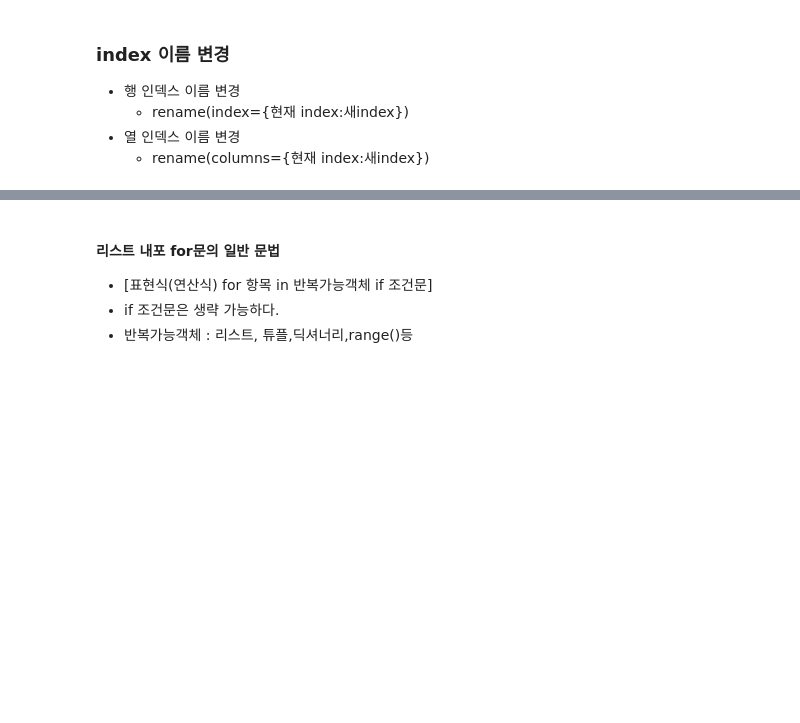
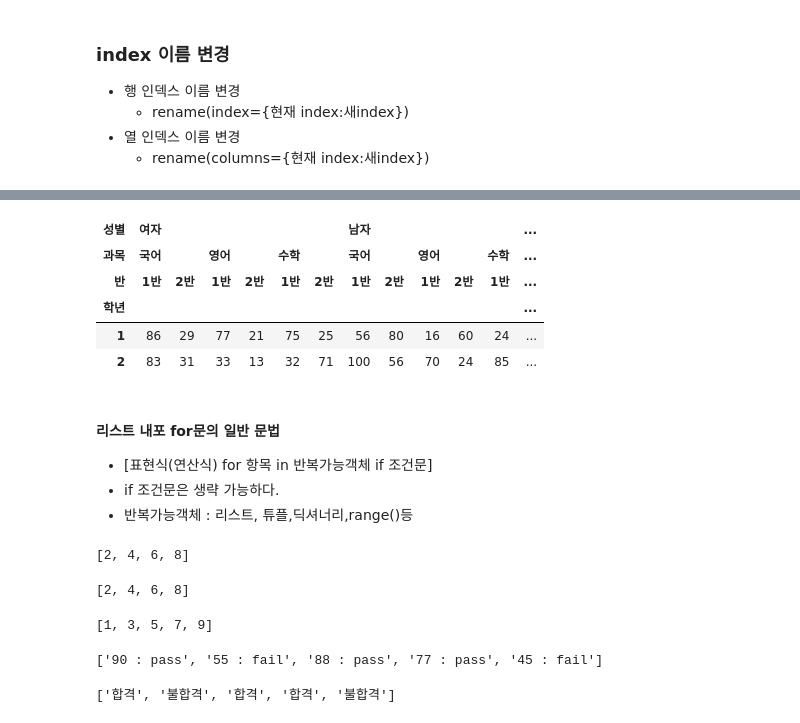
Before and after one commit to ahnjj/TIL_ahnj, a Jupyter notebook: AIWorkspace/source_code/07_판다스 (데이터프레임) 데이터 조작 함수 사용.ipynb, the cells around one changed output, grey strips where cells are left out. Drawn from its saved outputs; the diff is of its cells as text; code cells hidden in the pictures; blank space fills up the shorter version.

```diff
--- a/AIWorkspace/source_code/07_판다스 (데이터프레임) 데이터 조작 함수 사용.ipynb
+++ b/AIWorkspace/source_code/07_판다스 (데이터프레임) 데이터 조작 함수 사용.ipynb
@@ -1029,5 +1529,49 @@ df5[df5.apply(lambda df: df['주소'] == '서울' or df['주소'] == '대구' ,
+# %%
+df9.unstack(1)
+# %% [output]
+| 성별 | 여자 |  |  |  |  |  | 남자 |  |  |  |  | ... |
+| 과목 | 국어 |  | 영어 |  | 수학 |  | 국어 |  | 영어 |  | 수학 | ... |
+| 반 | 1반 | 2반 | 1반 | 2반 | 1반 | 2반 | 1반 | 2반 | 1반 | 2반 | 1반 | ... |
+| 학년 |  |  |  |  |  |  |  |  |  |  |  | ... |
+| 1 | 86 | 29 | 77 | 21 | 75 | 25 | 56 | 80 | 16 | 60 | 24 | ... |
+| 2 | 83 | 31 | 33 | 13 | 32 | 71 | 100 | 56 | 70 | 24 | 85 | ... |
 # %% [markdown]
 #### 리스트 내포 for문의 일반 문법
 - [표현식(연산식) for 항목 in 반복가능객체 if 조건문]
 - if 조건문은 생략 가능하다.
 - 반복가능객체 : 리스트, 튜플,딕셔너리,range()등
+# %%
+a = [1,2,3,4]
+result = []
+
+for num in a:
+    result.append(num * 2)
+
+result
+# %% [output]
+[2, 4, 6, 8]
+# %%
+# 리스트 a의 각 원소에 곱하기 2하는 표현식을
+# 리스트 내포 for 문 사용해서 변경
+[i * 2 for i in a]
+# %% [output]
+[2, 4, 6, 8]
+# %%
+# if 문 포함 경우
+# 0~9범위에서 짝수인 경우 제곱값 반환하는 식을
+# 리스트 내포 for문 사용해서 구현
+[i for i in range(10) if i%2 != 0]
+# %% [output]
+[1, 3, 5, 7, 9]
+# %%
+# if ~else
+scores = [90, 55, 88, 77, 45]
+
+# 60점 이상이면 합격, 아니면 불합격
+[f'{score} : pass' if score >= 60 else f'{score} : fail' for score in scores ]
+result = ['합격' if score>= 60 else '불합격' for score in scores]
+
+result
+# %% [output]
+['90 : pass', '55 : fail', '88 : pass', '77 : pass', '45 : fail']
+['합격', '불합격', '합격', '합격', '불합격']
```
Also changed, not shown: parts of 48 cells of this notebook, 41 other files.
